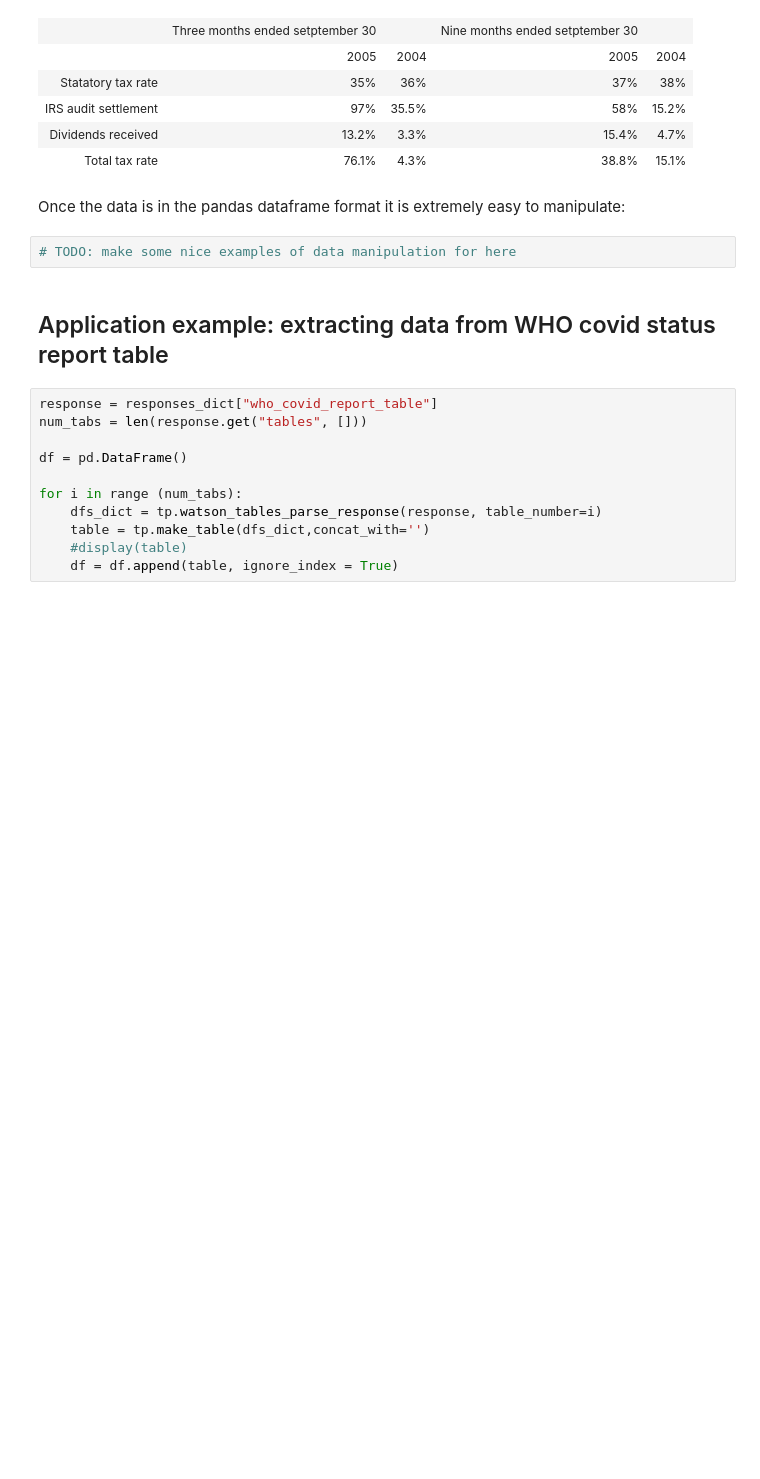
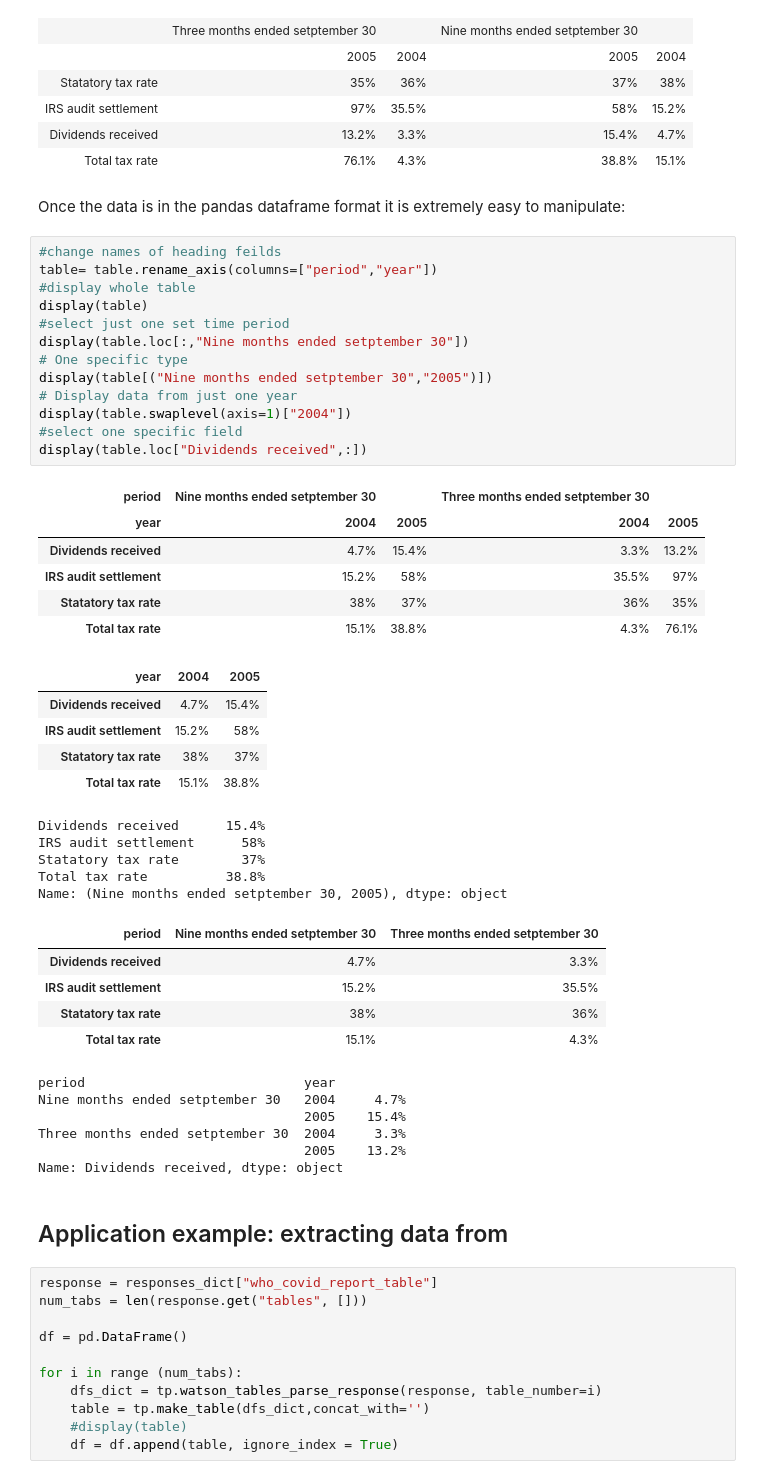
Before and after one commit to CODAIT/text-extensions-for-pandas, a Jupyter notebook: notebooks/Tables.ipynb, the cells around one changed output. Saved outputs shown, nothing was run; the diff lists cells and outputs as text; blank space fills up the shorter version.

```diff
--- a/notebooks/Tables.ipynb
+++ b/notebooks/Tables.ipynb
@@ -179,10 +176,49 @@ display(HTML(response["document"]["html"]))
 | Total tax rate | 76.1% | 4.3% | 38.8% | 15.1% |
 # %% [markdown]
 Once the data is in the pandas dataframe format it is extremely easy to manipulate:
-# %%
-# TODO: make some nice examples of data manipulation for here
+# %%
+#change names of heading feilds
+table= table.rename_axis(columns=["period","year"])
+#display whole table
+display(table)
+#select just one set time period
+display(table.loc[:,"Nine months ended setptember 30"])
+# One specific type
+display(table[("Nine months ended setptember 30","2005")])
+# Display data from just one year
+display(table.swaplevel(axis=1)["2004"])
+#select one specific field
+display(table.loc["Dividends received",:])
+# %% [output]
+| period | Nine months ended setptember 30 |  | Three months ended setptember 30 |  |
+| year | 2004 | 2005 | 2004 | 2005 |
+| Dividends received | 4.7% | 15.4% | 3.3% | 13.2% |
+| IRS audit settlement | 15.2% | 58% | 35.5% | 97% |
+| Statatory tax rate | 38% | 37% | 36% | 35% |
+| Total tax rate | 15.1% | 38.8% | 4.3% | 76.1% |
+| year | 2004 | 2005 |
+| Dividends received | 4.7% | 15.4% |
+| IRS audit settlement | 15.2% | 58% |
+| Statatory tax rate | 38% | 37% |
+| Total tax rate | 15.1% | 38.8% |
+Dividends received      15.4%
+IRS audit settlement      58%
+Statatory tax rate        37%
+Total tax rate          38.8%
+Name: (Nine months ended setptember 30, 2005), dtype: object
+| period | Nine months ended setptember 30 | Three months ended setptember 30 |
+| Dividends received | 4.7% | 3.3% |
+| IRS audit settlement | 15.2% | 35.5% |
+| Statatory tax rate | 38% | 36% |
+| Total tax rate | 15.1% | 4.3% |
+period                            year
+Nine months ended setptember 30   2004     4.7%
+                                  2005    15.4%
+Three months ended setptember 30  2004     3.3%
+                                  2005    13.2%
+Name: Dividends received, dtype: object
 # %% [markdown]
-## Application example: extracting data from WHO covid status report table
+## Application example: extracting data from
 # %%
 response = responses_dict["who_covid_report_table"]
 num_tabs = len(response.get("tables", []))
```
Also changed, not shown: parts of 3 cells of this notebook.
